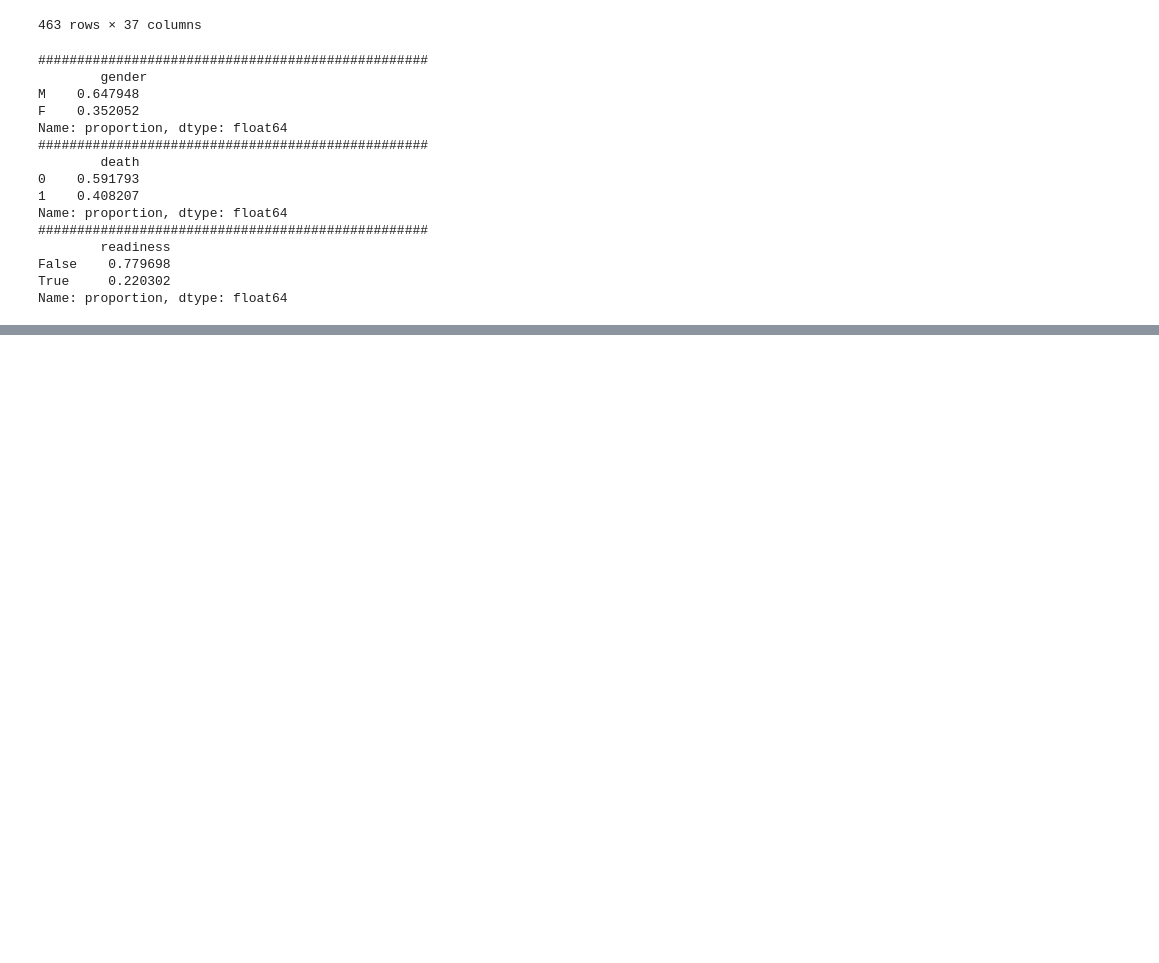
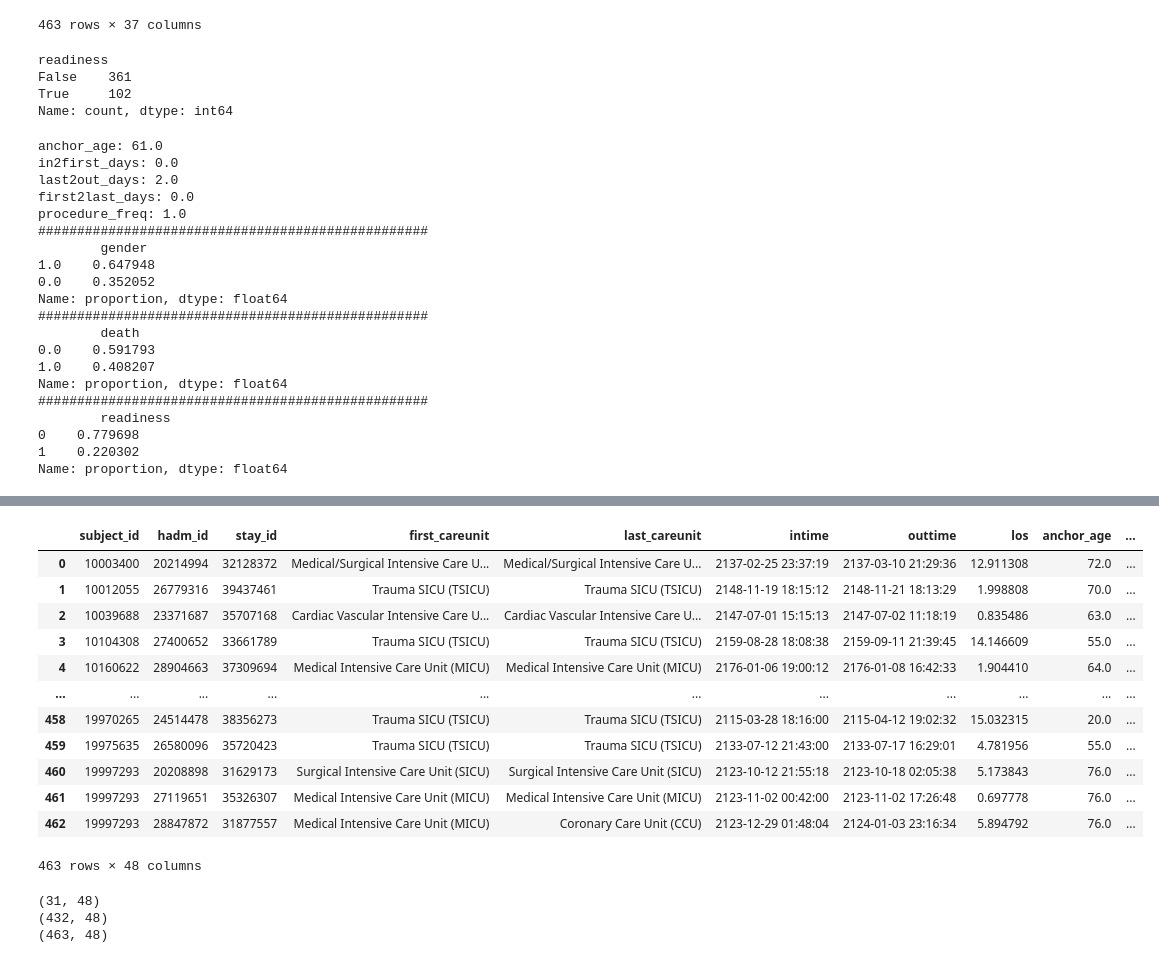
Before and after one commit to Duke-Datathon-2024/team-3, a Jupyter notebook: 05_Data_Construction.ipynb, the cells around one changed output, grey strips where cells are left out. Saved outputs shown, nothing was run; the diff lists cells and outputs as text; code cells hidden in the pictures; blank space fills up the shorter version.

Commit message:
Add files via upload
-	Added comments
-	Corrected criteria for excluding patients who died in their first ICU stay

```diff
--- a/05_Data_Construction.ipynb
+++ b/05_Data_Construction.ipynb
@@ -528,6 +528,7 @@ ICU_markers = fetch_last_lab_results(ICU_markers, crp_values, ['valuenum'])
 # %%
 ICU_markers.rename(columns={'last_valuenum': 'last_crp'}, inplace=True)
 # %%
+# Check floor readiness for icu discharge
 complete_df = ICU_markers.copy()
 
 def check_floor_readiness(row):
@@ -536,8 +537,9 @@ def check_floor_readiness(row):
         row['last_lactate'] <= 3 if pd.notna(row['last_lactate']) else True,
         abs(row['last_baseexcess']) <= 3 if pd.notna(row['last_baseexcess']) else True,
         (row['last_creatinine'] <= 1.6 or row['last_creatinine'] < 1.5 * row['initial_creatinine']) if pd.notna(row['last_creatinine']) and pd.notna(row['initial_creatinine']) else True,
-        row['off_ventilation'] == True and (row['last_fio2_above_60'] == False),
-        row['off_vasopressors'] == True,
+        row['off_ventilation'] == True if pd.notna(row['off_ventilation']) else True,
+        row['last_fio2_above_60'] == False if pd.notna(row['last_fio2_above_60']) else True,
+        row['off_vasopressors'] == True if pd.notna(row['off_vasopressors']) else True,
         135 <= row['last_sodium'] <= 145 if pd.notna(row['last_sodium']) else True,
         row['last_hemoglobin'] >= 7.0 if pd.notna(row['last_hemoglobin']) else True,
         4.5 <= row['last_wbc'] <= 12 if pd.notna(row['last_wbc']) else True,
@@ -547,6 +549,13 @@ def check_floor_readiness(row):
     return all(conditions_met)
 
 complete_df['readiness'] = complete_df.apply(check_floor_readiness, axis=1)
+# %%
+complete_df['readiness'].value_counts()
+# %% [output]
+readiness
+False    361
+True     102
+Name: count, dtype: int64
 # %%
 complete_df = complete_df.drop(columns=['endtime_last_vasopressor', 'last_fio2_charttime',
        'last_fio2', 'endtime_last_ventilation', '6hr_after_intime', '24hr_after_intime']).copy()
@@ -573,18 +582,26 @@ for i in ['gender','death','readiness']:
         {complete_df[i].value_counts(normalize=True)}'''
         )
 # %% [output]
+anchor_age: 61.0
+in2first_days: 0.0
+last2out_days: 2.0
+first2last_days: 0.0
+procedure_freq: 1.0
 ##################################################
         gender
-M    0.647948
-F    0.352052
+1.0    0.647948
+0.0    0.352052
 Name: proportion, dtype: float64
 ##################################################
         death
-0    0.591793
-1    0.408207
+0.0    0.591793
+1.0    0.408207
 Name: proportion, dtype: float64
 ##################################################
         readiness
-False    0.779698
-True     0.220302
+0    0.779698
+1    0.220302
 Name: proportion, dtype: float64
+# %%
+complete_df
+# %% [output]
@@ -591 +609,14 @@ Name: proportion, dtype: float64
+|  | subject_id | hadm_id | stay_id | first_careunit | last_careunit | intime | outtime | los | anchor_age | ... |
+| 0 | 10003400 | 20214994 | 32128372 | Medical/Surgical Intensive Care U... | Medical/Surgical Intensive Care U... | 2137-02-25 23:37:19 | 2137-03-10 21:29:36 | 12.911308 | 72.0 | ... |
+| 1 | 10012055 | 26779316 | 39437461 | Trauma SICU (TSICU) | Trauma SICU (TSICU) | 2148-11-19 18:15:12 | 2148-11-21 18:13:29 | 1.998808 | 70.0 | ... |
+| 2 | 10039688 | 23371687 | 35707168 | Cardiac Vascular Intensive Care U... | Cardiac Vascular Intensive Care U... | 2147-07-01 15:15:13 | 2147-07-02 11:18:19 | 0.835486 | 63.0 | ... |
+| 3 | 10104308 | 27400652 | 33661789 | Trauma SICU (TSICU) | Trauma SICU (TSICU) | 2159-08-28 18:08:38 | 2159-09-11 21:39:45 | 14.146609 | 55.0 | ... |
+| 4 | 10160622 | 28904663 | 37309694 | Medical Intensive Care Unit (MICU) | Medical Intensive Care Unit (MICU) | 2176-01-06 19:00:12 | 2176-01-08 16:42:33 | 1.904410 | 64.0 | ... |
+| ... | ... | ... | ... | ... | ... | ... | ... | ... | ... | ... |
+| 458 | 19970265 | 24514478 | 38356273 | Trauma SICU (TSICU) | Trauma SICU (TSICU) | 2115-03-28 18:16:00 | 2115-04-12 19:02:32 | 15.032315 | 20.0 | ... |
+| 459 | 19975635 | 26580096 | 35720423 | Trauma SICU (TSICU) | Trauma SICU (TSICU) | 2133-07-12 21:43:00 | 2133-07-17 16:29:01 | 4.781956 | 55.0 | ... |
+| 460 | 19997293 | 20208898 | 31629173 | Surgical Intensive Care Unit (SICU) | Surgical Intensive Care Unit (SICU) | 2123-10-12 21:55:18 | 2123-10-18 02:05:38 | 5.173843 | 76.0 | ... |
+| 461 | 19997293 | 27119651 | 35326307 | Medical Intensive Care Unit (MICU) | Medical Intensive Care Unit (MICU) | 2123-11-02 00:42:00 | 2123-11-02 17:26:48 | 0.697778 | 76.0 | ... |
+| 462 | 19997293 | 28847872 | 31877557 | Medical Intensive Care Unit (MICU) | Coronary Care Unit (CCU) | 2123-12-29 01:48:04 | 2124-01-03 23:16:34 | 5.894792 | 76.0 | ... |
+463 rows × 48 columns
 # %%
@@ -595,3 +627,11 @@ complete_df_dead = complete_df[~complete_df['dod'].isna() & (complete_df['dod']
+# %%
+print(complete_df_dead.shape)
+print(complete_df_filtered.shape)
+print(complete_df.shape)
+# %% [output]
+(31, 48)
+(432, 48)
+(463, 48)
 # %%
 # prompt: download complete_df
 
```
Also changed, not shown: parts of 10 cells of this notebook.
